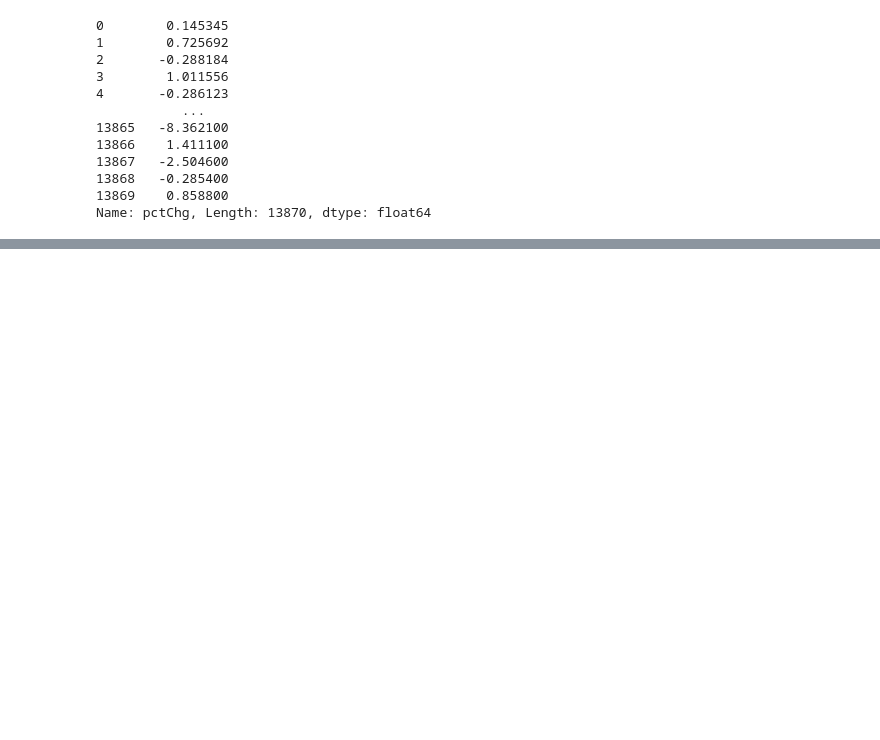
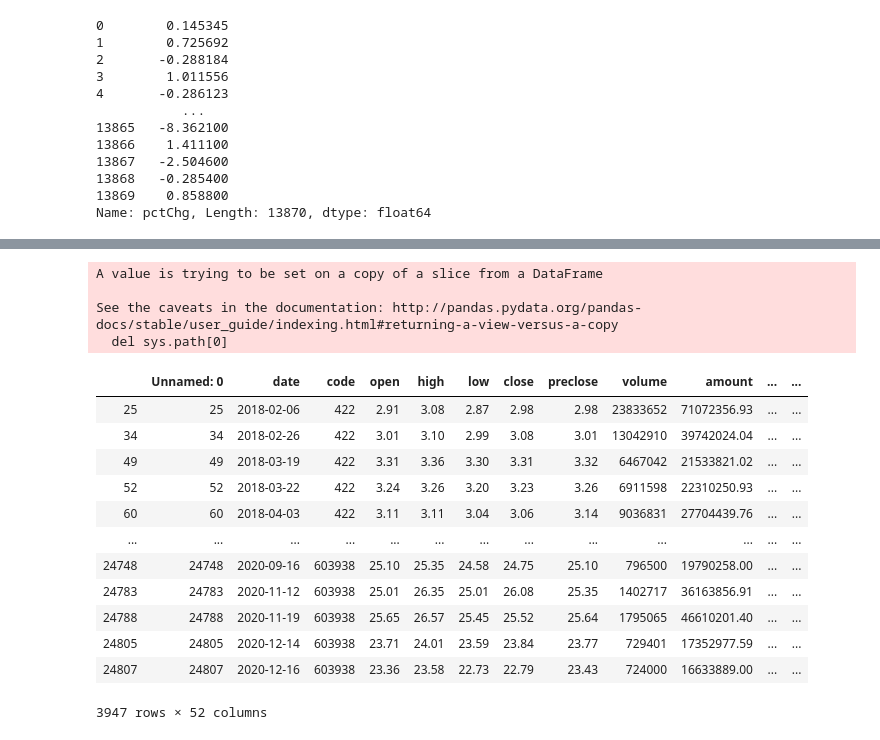
Before and after one commit to sjchasel/stock_prediction, a Jupyter notebook: 数据预处理/数据拼接2.ipynb, the cells around one changed output, grey strips where cells are left out. Drawn from its saved outputs; the diff is of its cells as text; code cells hidden in the pictures; blank space fills up the shorter version.

```diff
--- a/数据预处理/数据拼接2.ipynb
+++ b/数据预处理/数据拼接2.ipynb
@@ -222,0 +283,62 @@ gt.to_csv('钢铁除语法树.csv')
+# %%
+com = pd.read_csv("C:/Users/12968/Desktop/数据科学实战-stock prediction/company_quality_val.csv")
+com1 = com[com['ind']=='种植业']
+com2 = com[com['ind']=='钢铁']
+com3 = com[com['ind']=='化学原料']
+# %%
+cols = ['quality_val','pos_num','neg_num','bias']
+
+for i in range(len(zzy)):
+    date = zzy['date'][i]
+    code = zzy['code'][i]
+    for col in cols:
+        search_se = com1.loc[com1['date'] == date, 'stock_num'] == code
+        search_index = search_se[search_se == True].index
+        try:
+            if np.float64(com1[col][search_index]) != 0:
+                zzy[col][i] += np.float64(com1[col][search_index])
+        except:
+            zzy[col][i] += 0
+for i in range(len(gt)):
+    date = gt['date'][i]
+    code = gt['code'][i]
+    for col in cols:
+        search_se = com2.loc[com2['date'] == date, 'stock_num'] == code
+        search_index = search_se[search_se == True].index
+        try:
+            if np.float64(com2[col][search_index]) != 0:
+                gt.at[i,col] += np.float64(com2[col][search_index])
+        except:
+            gt.at[i,col] += 0
+for i in range(len(hxyl)):
+    code = hxyl['code'][i]
+    date = hxyl['date'][i]
+    for col in cols:
+        search_se = com3.loc[com3['date'] == date, 'stock_num'] == code
+        search_index = search_se[search_se == True].index
+        try:
+            if np.float64(com3[col][search_index]) != 0:
+                hxyl.at[i,col] += np.float64(com3[col][search_index])
+        except:
+            hxyl.at[i,col] += 0
+# %% [output]
+A value is trying to be set on a copy of a slice from a DataFrame
+
+See the caveats in the documentation: http://pandas.pydata.org/pandas-docs/stable/user_guide/indexing.html#returning-a-view-versus-a-copy
+  del sys.path[0]
+# %%
+hxyl[hxyl['pos_num']!=0]
+# %% [output]
+|  | Unnamed: 0 | date | code | open | high | low | close | preclose | volume | amount | ... | ... |
+| 25 | 25 | 2018-02-06 | 422 | 2.91 | 3.08 | 2.87 | 2.98 | 2.98 | 23833652 | 71072356.93 | ... | ... |
+| 34 | 34 | 2018-02-26 | 422 | 3.01 | 3.10 | 2.99 | 3.08 | 3.01 | 13042910 | 39742024.04 | ... | ... |
+| 49 | 49 | 2018-03-19 | 422 | 3.31 | 3.36 | 3.30 | 3.31 | 3.32 | 6467042 | 21533821.02 | ... | ... |
+| 52 | 52 | 2018-03-22 | 422 | 3.24 | 3.26 | 3.20 | 3.23 | 3.26 | 6911598 | 22310250.93 | ... | ... |
+| 60 | 60 | 2018-04-03 | 422 | 3.11 | 3.11 | 3.04 | 3.06 | 3.14 | 9036831 | 27704439.76 | ... | ... |
+| ... | ... | ... | ... | ... | ... | ... | ... | ... | ... | ... | ... | ... |
+| 24748 | 24748 | 2020-09-16 | 603938 | 25.10 | 25.35 | 24.58 | 24.75 | 25.10 | 796500 | 19790258.00 | ... | ... |
+| 24783 | 24783 | 2020-11-12 | 603938 | 25.01 | 26.35 | 25.01 | 26.08 | 25.35 | 1402717 | 36163856.91 | ... | ... |
+| 24788 | 24788 | 2020-11-19 | 603938 | 25.65 | 26.57 | 25.45 | 25.52 | 25.64 | 1795065 | 46610201.40 | ... | ... |
+| 24805 | 24805 | 2020-12-14 | 603938 | 23.71 | 24.01 | 23.59 | 23.84 | 23.77 | 729401 | 17352977.59 | ... | ... |
+| 24807 | 24807 | 2020-12-16 | 603938 | 23.36 | 23.58 | 22.73 | 22.79 | 23.43 | 724000 | 16633889.00 | ... | ... |
+3947 rows × 52 columns
```
Also changed, not shown: parts of 6 cells of this notebook, 12 other files.
